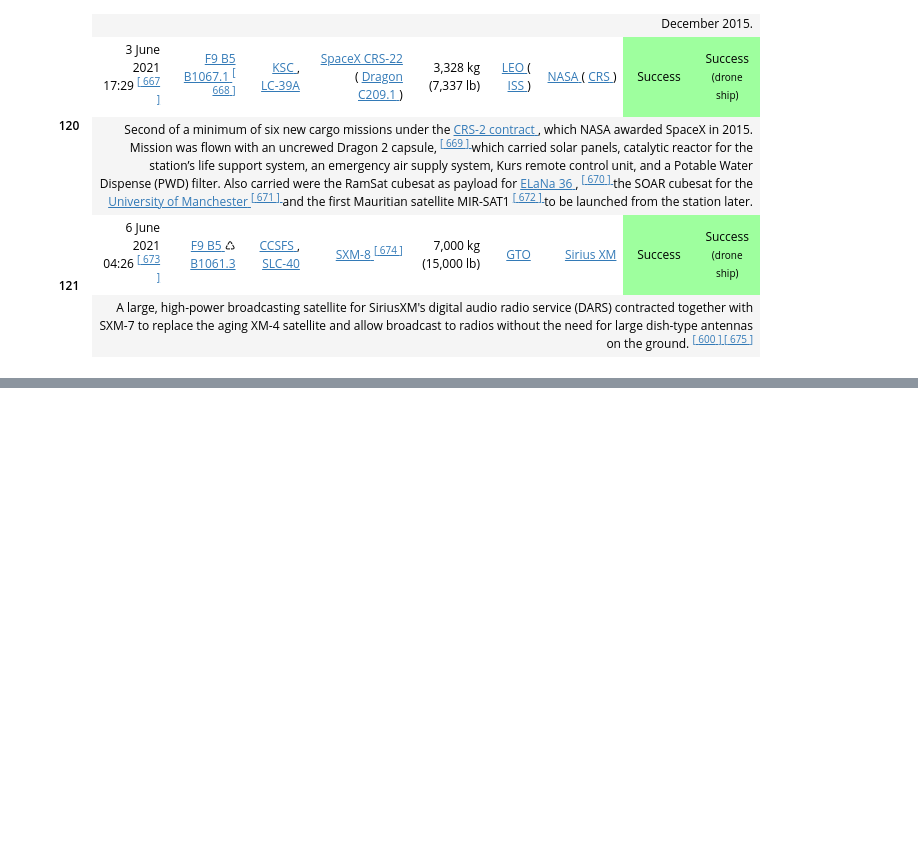
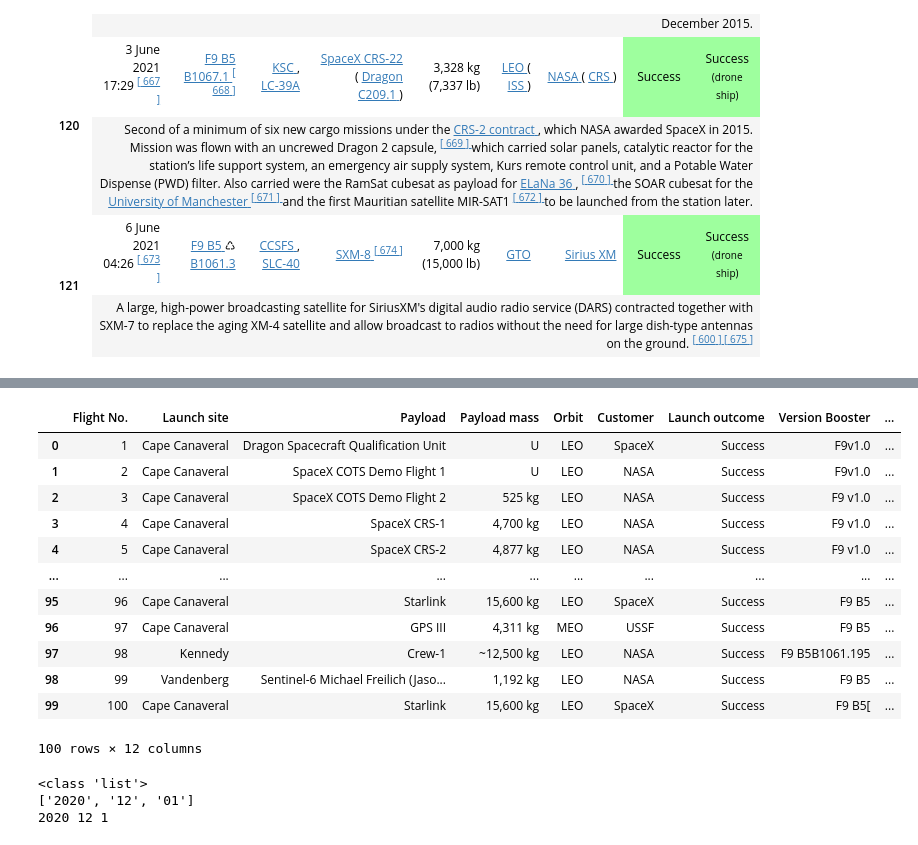
Before and after one commit to AntoineHocquet/spaceY, a Jupyter notebook: notebooks/webscraping.ipynb, the cells around one changed output, grey strips where cells are left out. Saved outputs shown, nothing was run; the diff lists cells and outputs as text; code cells hidden in the pictures; blank space fills up the shorter version.

```diff
--- a/notebooks/webscraping.ipynb
+++ b/notebooks/webscraping.ipynb
@@ -3941,0 +4217,29 @@ Booster landing:  Success
+# %%
+# Combine dataframe on Flight No.
+df_combined = pd.concat([df_1, df_2], ignore_index=True)
+df_combined.head(100)
+# %% [output]
+|  | Flight No. | Launch site | Payload | Payload mass | Orbit | Customer | Launch outcome | Version Booster | ... |
+| 0 | 1 | Cape Canaveral | Dragon Spacecraft Qualification Unit | U | LEO | SpaceX | Success | F9v1.0 | ... |
+| 1 | 2 | Cape Canaveral | SpaceX COTS Demo Flight 1 | U | LEO | NASA | Success | F9v1.0 | ... |
+| 2 | 3 | Cape Canaveral | SpaceX COTS Demo Flight 2 | 525 kg | LEO | NASA | Success | F9 v1.0 | ... |
+| 3 | 4 | Cape Canaveral | SpaceX CRS-1 | 4,700 kg | LEO | NASA | Success | F9 v1.0 | ... |
+| 4 | 5 | Cape Canaveral | SpaceX CRS-2 | 4,877 kg | LEO | NASA | Success | F9 v1.0 | ... |
+| ... | ... | ... | ... | ... | ... | ... | ... | ... | ... |
+| 95 | 96 | Cape Canaveral | Starlink | 15,600 kg | LEO | SpaceX | Success | F9 B5 | ... |
+| 96 | 97 | Cape Canaveral | GPS III | 4,311 kg | MEO | USSF | Success | F9 B5 | ... |
+| 97 | 98 | Kennedy | Crew-1 | ~12,500 kg | LEO | NASA | Success | F9 B5B1061.195 | ... |
+| 98 | 99 | Vandenberg | Sentinel-6 Michael Freilich (Jaso... | 1,192 kg | LEO | NASA | Success | F9 B5 | ... |
+| 99 | 100 | Cape Canaveral | Starlink | 15,600 kg | LEO | SpaceX | Success | F9 B5[ | ... |
+100 rows × 12 columns
+# %%
+API_LIMIT_DATE = '2020-12-01'
+print(type(API_LIMIT_DATE.split('-')))
+print(API_LIMIT_DATE.split('-'))
+
+year, month, day = API_LIMIT_DATE.split('-')
+print(int(year), int(month), int(day))
+# %% [output]
+<class 'list'>
+['2020', '12', '01']
+2020 12 1
```
Also changed, not shown: parts of 16 cells of this notebook, 12 other files.
